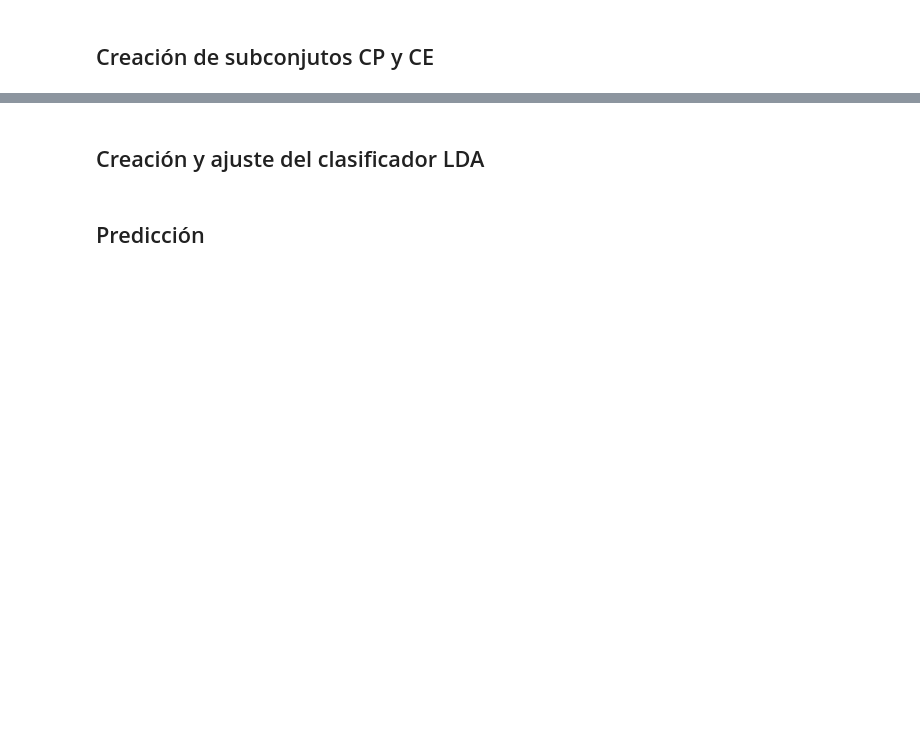
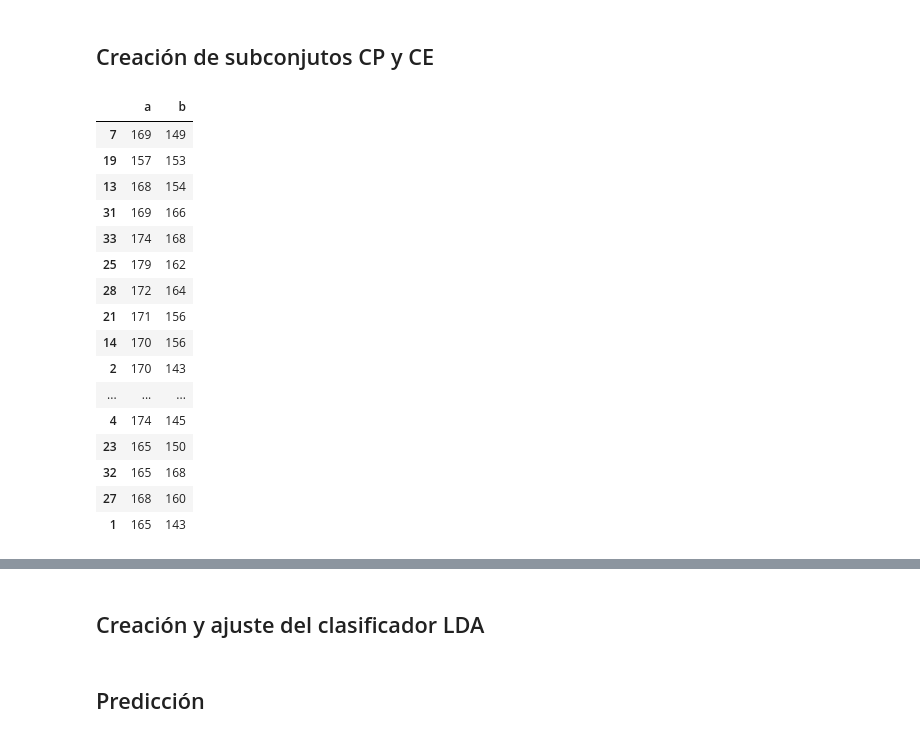
Before and after one commit to hselley/CursoIA, a Jupyter notebook: ML/Analisis Lineal Discriminante.ipynb, the cells around one changed output, grey strips where cells are left out. Cells and saved outputs as stored; diff of their text form; code cells hidden in the pictures; blank space fills up the shorter version.

```diff
--- a/ML/Analisis Lineal Discriminante.ipynb
+++ b/ML/Analisis Lineal Discriminante.ipynb
@@ -43,3 +83,23 @@ y = datos.iloc[:,2]
 semilla = 123456
 # %%
 X_ce, X_cp, y_ce, y_cp = train_test_split(X, y, test_size=0.3, random_state=semilla)
+# %%
+X_ce
+# %% [output]
+|  | a | b |
+| 7 | 169 | 149 |
+| 19 | 157 | 153 |
+| 13 | 168 | 154 |
+| 31 | 169 | 166 |
+| 33 | 174 | 168 |
+| 25 | 179 | 162 |
+| 28 | 172 | 164 |
+| 21 | 171 | 156 |
+| 14 | 170 | 156 |
+| 2 | 170 | 143 |
+| ... | ... | ... |
+| 4 | 174 | 145 |
+| 23 | 165 | 150 |
+| 32 | 165 | 168 |
+| 27 | 168 | 160 |
+| 1 | 165 | 143 |
```
Also changed, not shown: parts of 15 cells of this notebook, 6 other files.
